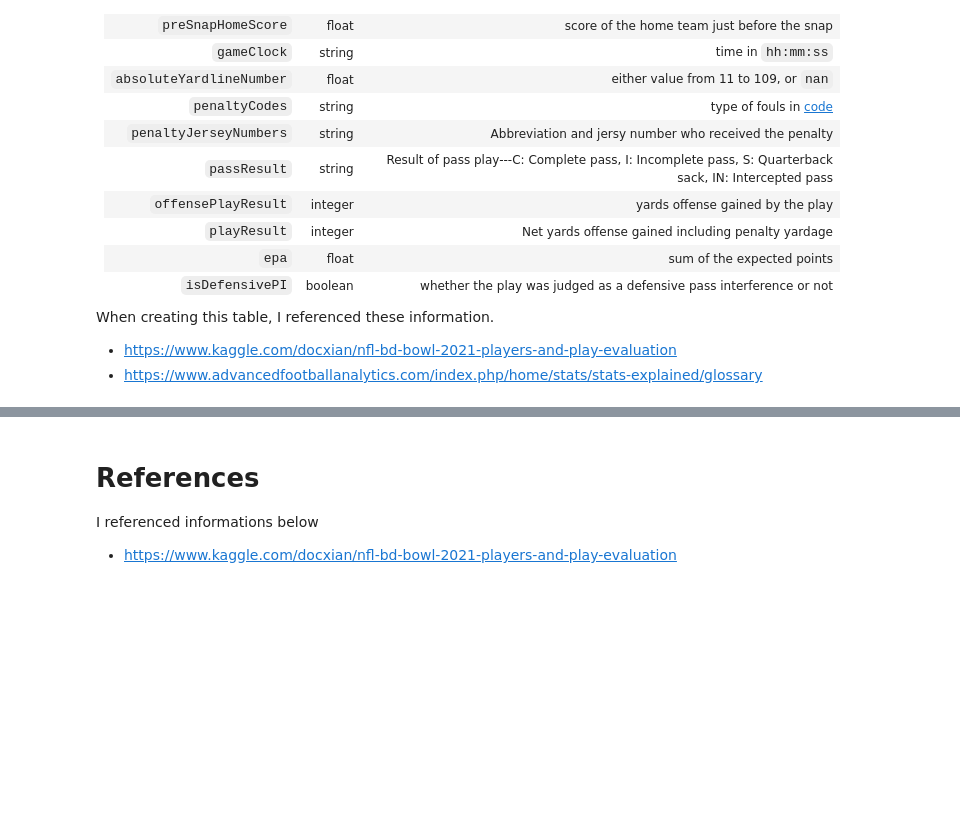
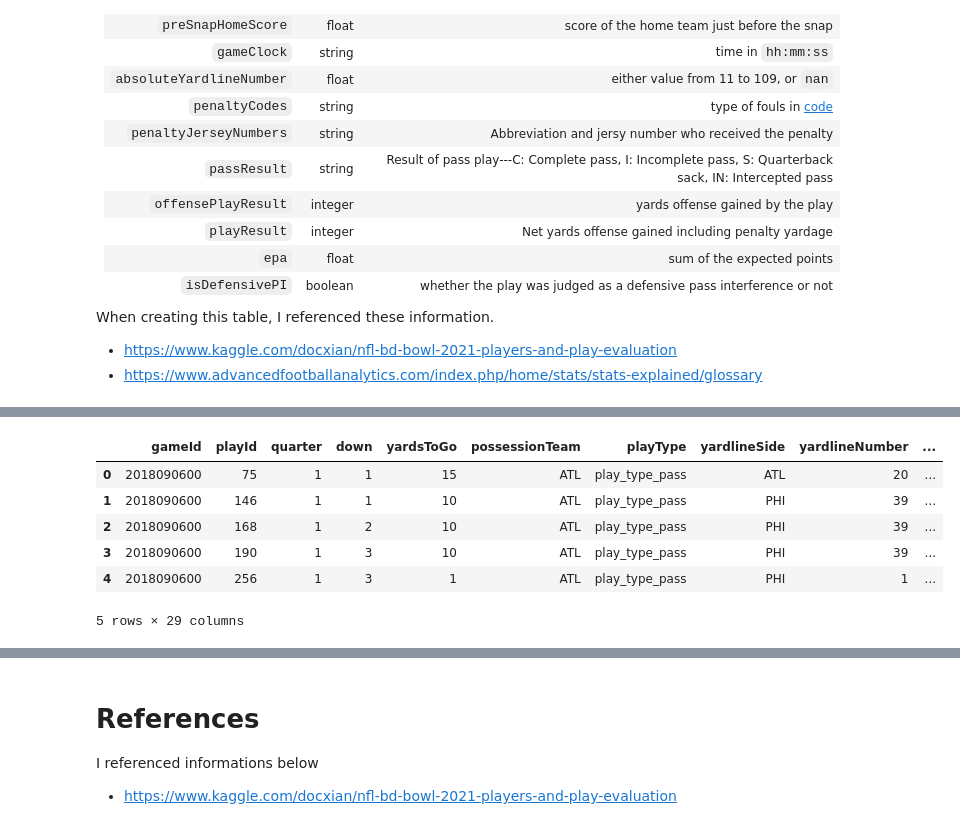
Before and after one commit to Rindrics/BigDataBowl, a Jupyter notebook: src/eda.ipynb, the cells around one changed output, grey strips where cells are left out. Drawn from its saved outputs; the diff is of its cells as text; code cells hidden in the pictures; blank space fills up the shorter version.

```diff
--- a/src/eda.ipynb
+++ b/src/eda.ipynb
@@ -137,0 +142,15 @@ sometimes formation
+# %%
+desc = plays['playDescription'].str.extract('^\(([1-2]?[0-9]:[0-5][0-9])\)(?: \(([A-Z][a-z]+)\))? (.+)',\
+                                            expand = True)
+desc.columns = ['mm:ss', 'offenseFormation', 'description']
+plays_desc = pd.concat([plays, desc], axis=1)
+plays = plays_desc.drop(labels='playDescription', axis=1)
+plays.head()
+# %% [output]
+|  | gameId | playId | quarter | down | yardsToGo | possessionTeam | playType | yardlineSide | yardlineNumber | ... |
+| 0 | 2018090600 | 75 | 1 | 1 | 15 | ATL | play_type_pass | ATL | 20 | ... |
+| 1 | 2018090600 | 146 | 1 | 1 | 10 | ATL | play_type_pass | PHI | 39 | ... |
+| 2 | 2018090600 | 168 | 1 | 2 | 10 | ATL | play_type_pass | PHI | 39 | ... |
+| 3 | 2018090600 | 190 | 1 | 3 | 10 | ATL | play_type_pass | PHI | 39 | ... |
+| 4 | 2018090600 | 256 | 1 | 3 | 1 | ATL | play_type_pass | PHI | 1 | ... |
+5 rows × 29 columns
```
Also changed, not shown: parts of 7 cells of this notebook, 3 other files.
